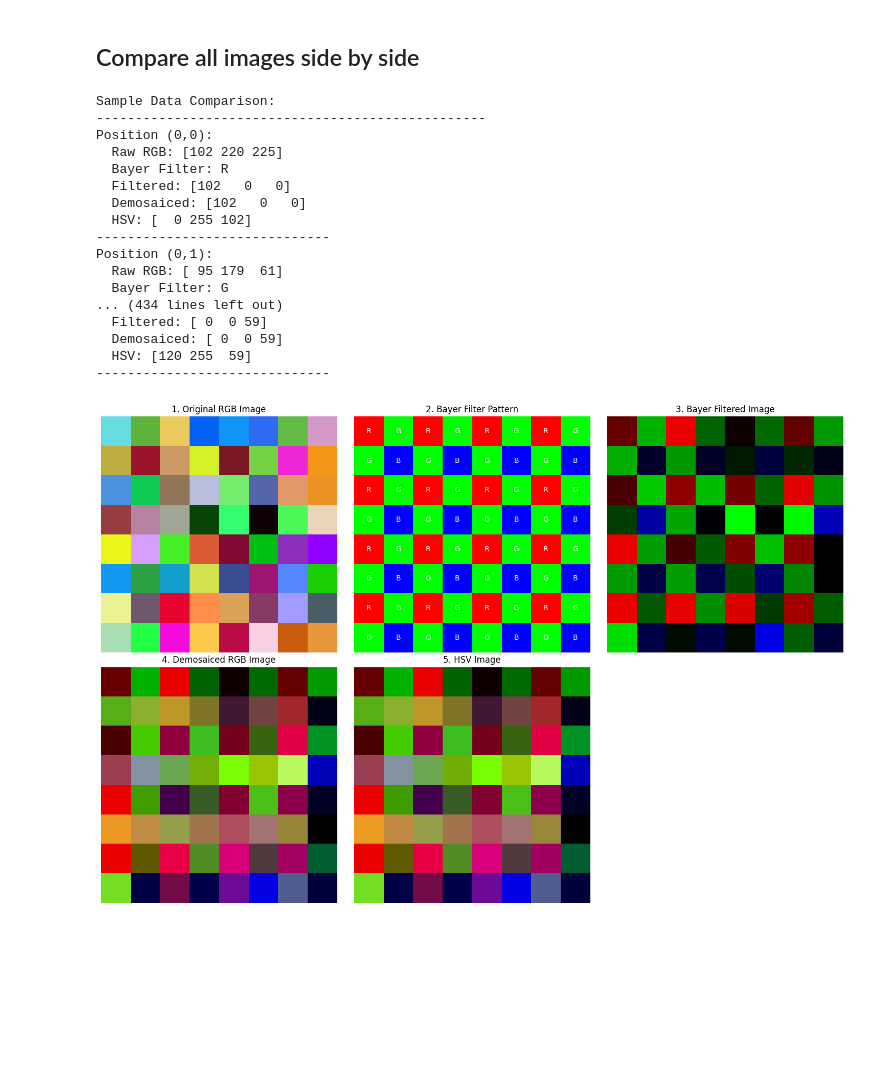
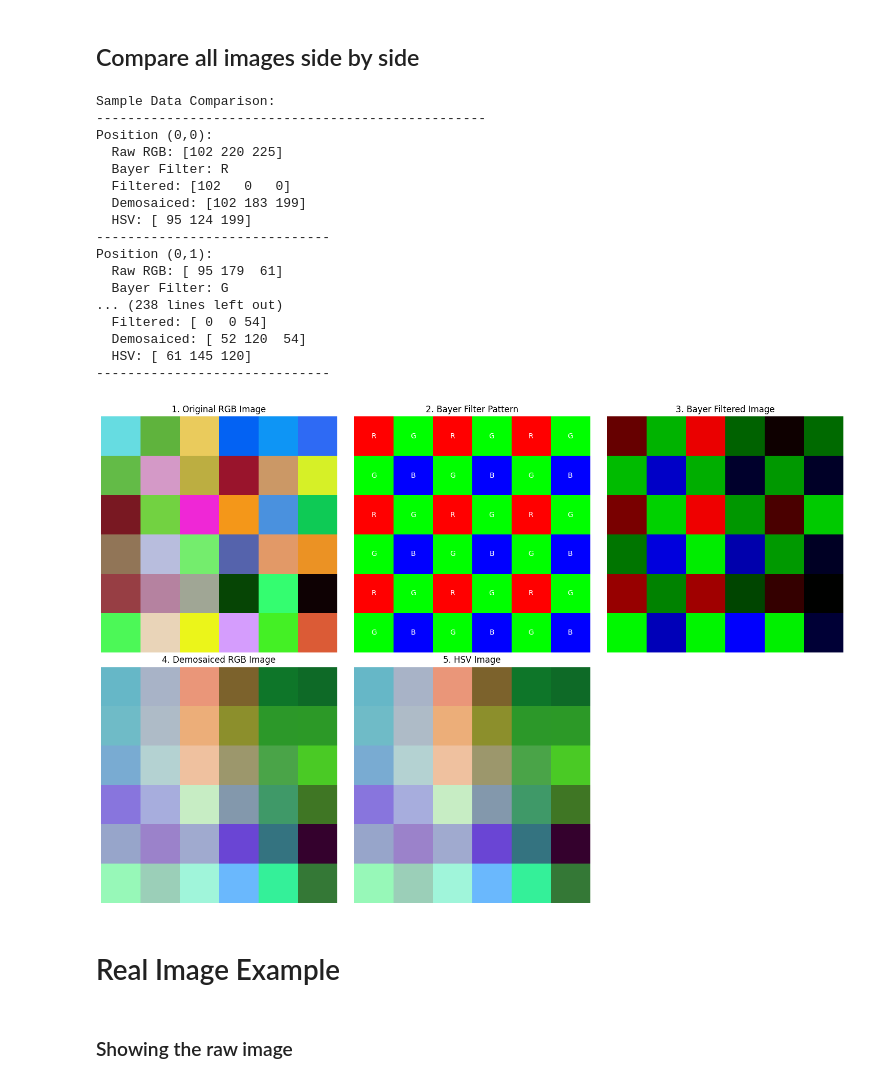
Before and after one commit to YoussefHassanien/Image-Processing-Tasks, a Jupyter notebook: Task 2/Interpolation.ipynb, the cells around one changed output. Drawn from its saved outputs; the diff is of its cells as text; code cells hidden in the pictures; blank space fills up the shorter version.

```diff
--- a/Task 2/Interpolation.ipynb
+++ b/Task 2/Interpolation.ipynb
@@ -9,7 +9,7 @@ import matplotlib.pyplot as plt
 np.random.seed(42)
 
 # Step 1: Generate a random matrix M × N of values 0-255
-M, N = 8, 8  # Define dimensions
+M, N = 6, 6  # Define dimensions
 raw_image = np.random.randint(0, 256, size=(M, N, 3), dtype=np.uint8)
 
 # Visualize the raw random image
@@ -92,41 +92,2 @@ plt.show()
 # %% [markdown]
 ## Interpolate the missing values (demosaicing)
-# %%
-rgb = bayer_image.astype(float)
-height, width = rgb.shape[:2]
-
-# Interpolate Green
-for i in range(0, height, 2):
-    for j in range(0, width, 2):
-        if i+1 < height and j+1 < width:
-            # Green at blue positions
-            rgb[i+1, j+1, 1] = (rgb[i, j+1, 1] + rgb[i+1, j, 1] +
-                               rgb[i+2, j+1, 1] + rgb[i+1, j+2, 1]) / 4 if i+2 < height and j+2 < width else rgb[i+1, j+1, 1]
-
-# Interpolate Red and Blue
-for i in range(height):
-    for j in range(width):
-        if bayer[i, j] == 'G':
-            # At green pixels, interpolate red and blue
-            rgb[i, j, 0] = (rgb[max(0, i-1), j, 0] + rgb[min(height-1, i+1), j, 0]) / 2  # Red
-            rgb[i, j, 2] = (rgb[i, max(0, j-1), 2] + rgb[i, min(width-1, j+1), 2]) / 2  # Blue
-        elif bayer[i, j] == 'R':
-            # At red pixels, interpolate blue
-            if i > 0 and i < height-1 and j > 0 and j < width-1:
-                # Use diagonal blue pixels for interpolation
-                rgb[i, j, 2] = (rgb[i-1, j-1, 2] + rgb[i-1, j+1, 2] +
-                               rgb[i+1, j-1, 2] + rgb[i+1, j+1, 2]) / 4
-        elif bayer[i, j] == 'B':
-            # At blue pixels, interpolate red
-            if i > 0 and i < height-1 and j > 0 and j < width-1:
-                # Use diagonal red pixels for interpolation
-                rgb[i, j, 0] = (rgb[i-1, j-1, 0] + rgb[i-1, j+1, 0] +
-                               rgb[i+1, j-1, 0] + rgb[i+1, j+1, 0]) / 4
-
-demosaiced_image = rgb.clip(0, 255).astype(np.uint8)
-
-plt.figure(figsize=(6, 6))
-plt.imshow(demosaiced_image)
-plt.title('Demosaiced RGB Image')
-plt.axis('off')
-plt.show()
@@ -176,41 +301,45 @@ plt.title('4. Demosaiced RGB Image')
 plt.axis('off')
 
 plt.subplot(235)
-plt.imshow(hsv_display)
+plt.imshow(demosaiced_image, cmap="hsv")
 plt.title('5. HSV Image')
 plt.axis('off')
 
 # Sample data for comparison
 print("Sample Data Comparison:")
 print("-" * 50)
 for i in range(M):
     for j in range(N):
         print(f"Position ({i},{j}):")
         print(f"  Raw RGB: {raw_image[i,j]}")
         print(f"  Bayer Filter: {bayer[i,j]}")
         print(f"  Filtered: {bayer_image[i,j]}")
         print(f"  Demosaiced: {demosaiced_image[i,j]}")
         print(f"  HSV: {hsv_image[i,j]}")
         print("-" * 30)
 
 plt.tight_layout()
 plt.show()
 # %% [output]
 Sample Data Comparison:
 --------------------------------------------------
 Position (0,0):
   Raw RGB: [102 220 225]
   Bayer Filter: R
   Filtered: [102   0   0]
-  Demosaiced: [102   0   0]
-  HSV: [  0 255 102]
+  Demosaiced: [102 183 199]
+  HSV: [ 95 124 199]
 ------------------------------
 Position (0,1):
   Raw RGB: [ 95 179  61]
   Bayer Filter: G
-... (434 lines left out)
-  Filtered: [ 0  0 59]
-  Demosaiced: [ 0  0 59]
-  HSV: [120 255  59]
+... (238 lines left out)
+  Filtered: [ 0  0 54]
+  Demosaiced: [ 52 120  54]
+  HSV: [ 61 145 120]
 ------------------------------
-[figure, old version]
+[figure, new version]
+# %% [markdown]
+# Real Image Example
+# %% [markdown]
+### Showing the raw image
```
Also changed, not shown: parts of 19 cells of this notebook, 1 other file.
